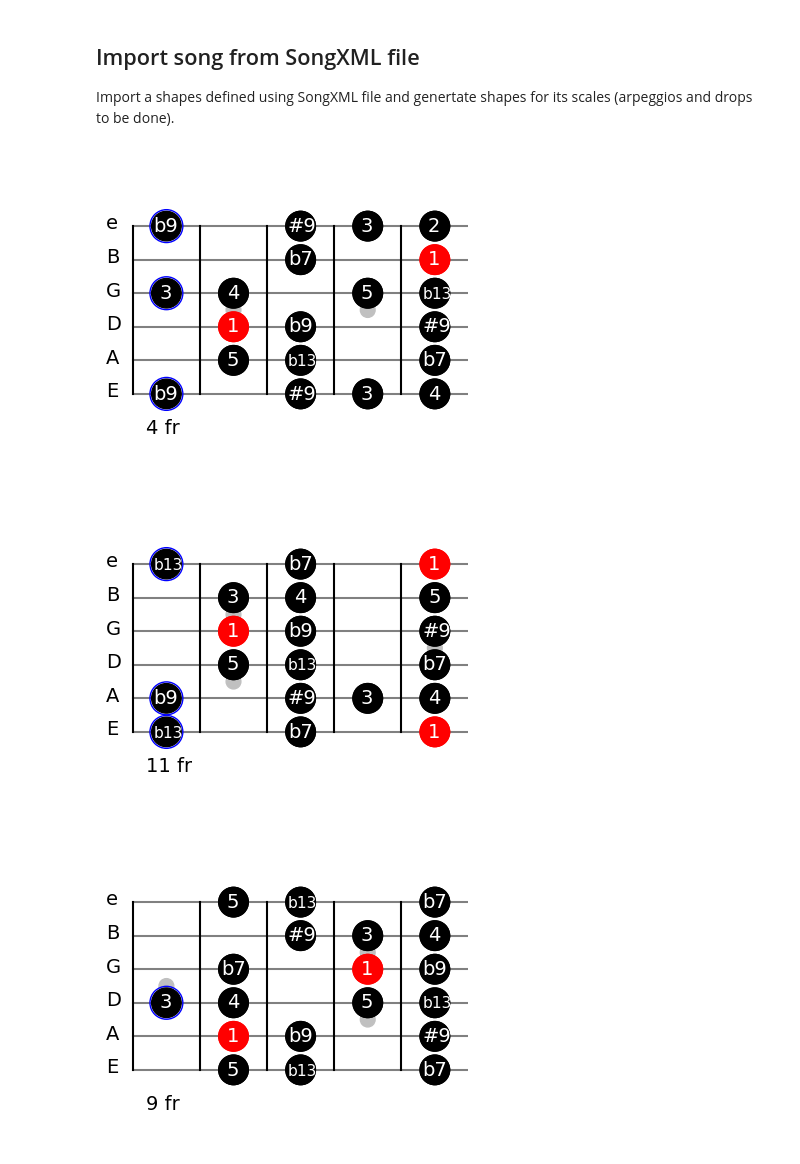
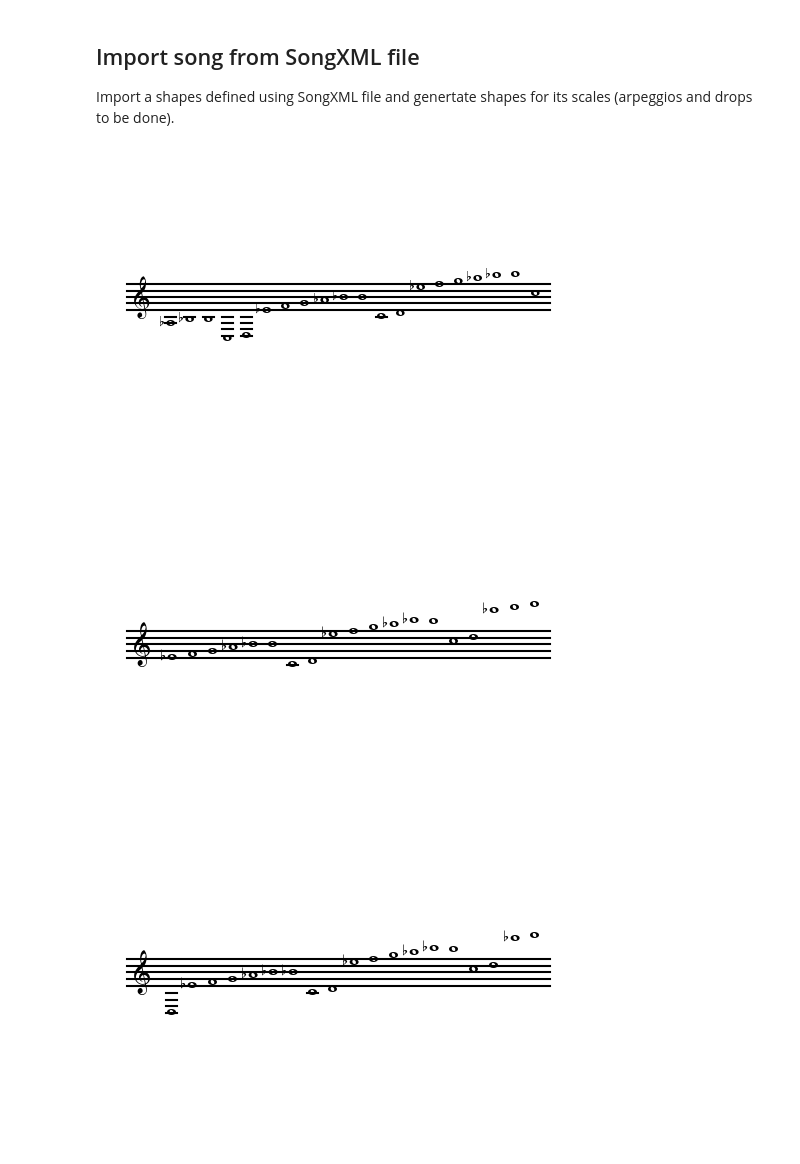
Before and after one commit to narcispr/PyFretboard, a Jupyter notebook: tutorial.ipynb, the cells around one changed output. Cells and saved outputs as stored; diff of their text form; code cells hidden in the pictures.

Commit message:
Fisrt version of draw_score to be completed

```diff
--- a/tutorial.ipynb
+++ b/tutorial.ipynb
@@ -103,15 +113,21 @@ Import a shapes defined using SongXML file and genertate shapes for its scales (
 # %%
 from PyFreatboard.song import Song
 from PyFreatboard.draw_shape import DrawShape
 from PyFreatboard.definitions import PyFreatboard as PF
+from PyFreatboard.draw_score import DrawScore
 
 draw = DrawShape()
+ds = DrawScore()
 song = Song("/home/narcis/PyFreatboard/shapes_xml/modes.xml")
 shapes = song.get_scale_type_at_root('Mixolydianb9#9b13', 'G')
+
 for i, s in enumerate(shapes):
-    f = draw.draw(s, text=PF.TEXT_FUNCTION, return_fig=True)
-    f.savefig("Mixob9#9b13_{}.png".format(i), dpi=300, bbox_inches='tight', pad_inches=0)
+    # f = draw.draw(s, text=PF.TEXT_FUNCTION, return_fig=True)
+    # f.savefig("Mixob9#9b13_{}.png".format(i), dpi=300, bbox_inches='tight', pad_inches=0)
+    ds.draw(s)
+
+del ds
 # %% [output]
-[figure, old version]
+[figure, new version]
-[figure, old version]
+[figure, new version]
-[figure, old version]
+[figure, new version]
```
Also changed, not shown: parts of 3 cells of this notebook, 6 other files.
